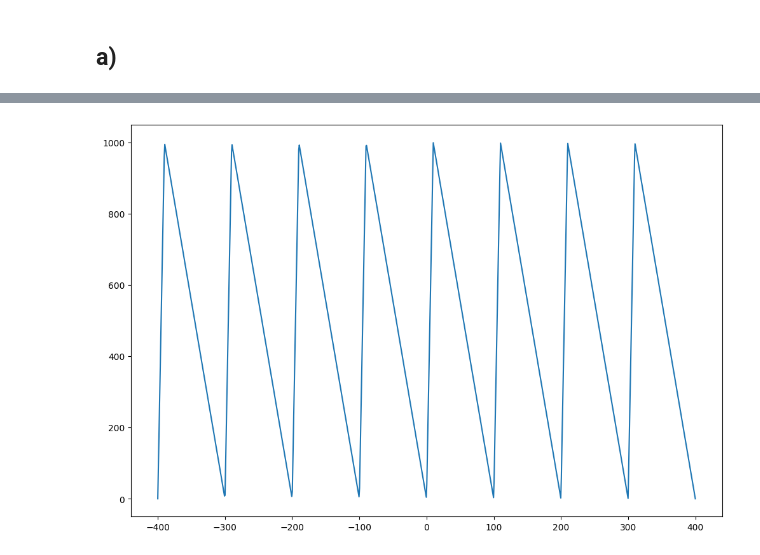
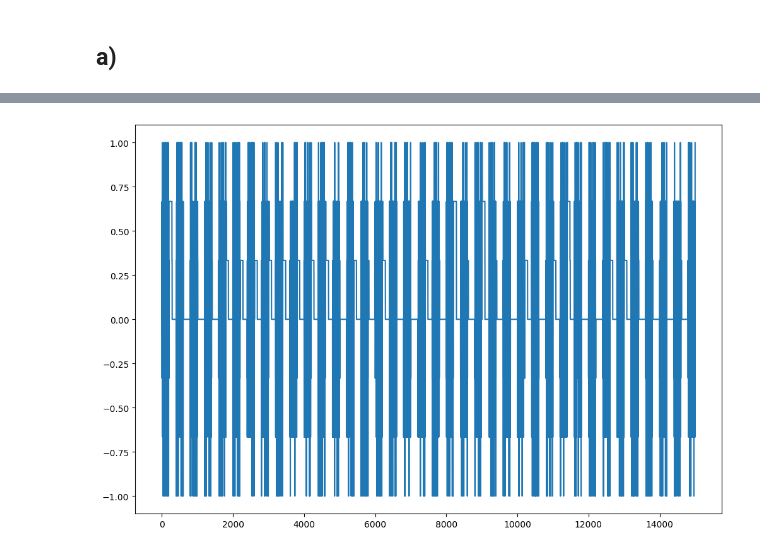
Before and after one commit to marieke-vaske/VitBer-BioFys, a Jupyter notebook: Prosjekt - oppgave 3.ipynb, the cells around one changed output, grey strips where cells are left out. Saved outputs shown, nothing was run; the diff lists cells and outputs as text; code cells hidden in the pictures.

```diff
--- a/Prosjekt - oppgave 3.ipynb
+++ b/Prosjekt - oppgave 3.ipynb
@@ -93,7 +99,5 @@ plt.show()
-# %%
-vectorized_potodd = np.vectorize(V_odd)
-x = np.linspace(-4*N_x, 4*N_x, 1000)
-plt.plot(x, beta*vectorized_potodd(x), label="Potensial med partallskoeffisient")
-plt.show()
-# %% [output]
-[figure, removed]
+# %%
+plt.plot(J1)
+plt.show()
+# %% [output]
+[figure, added]
```
Also changed, not shown: parts of 1 cell of this notebook.
